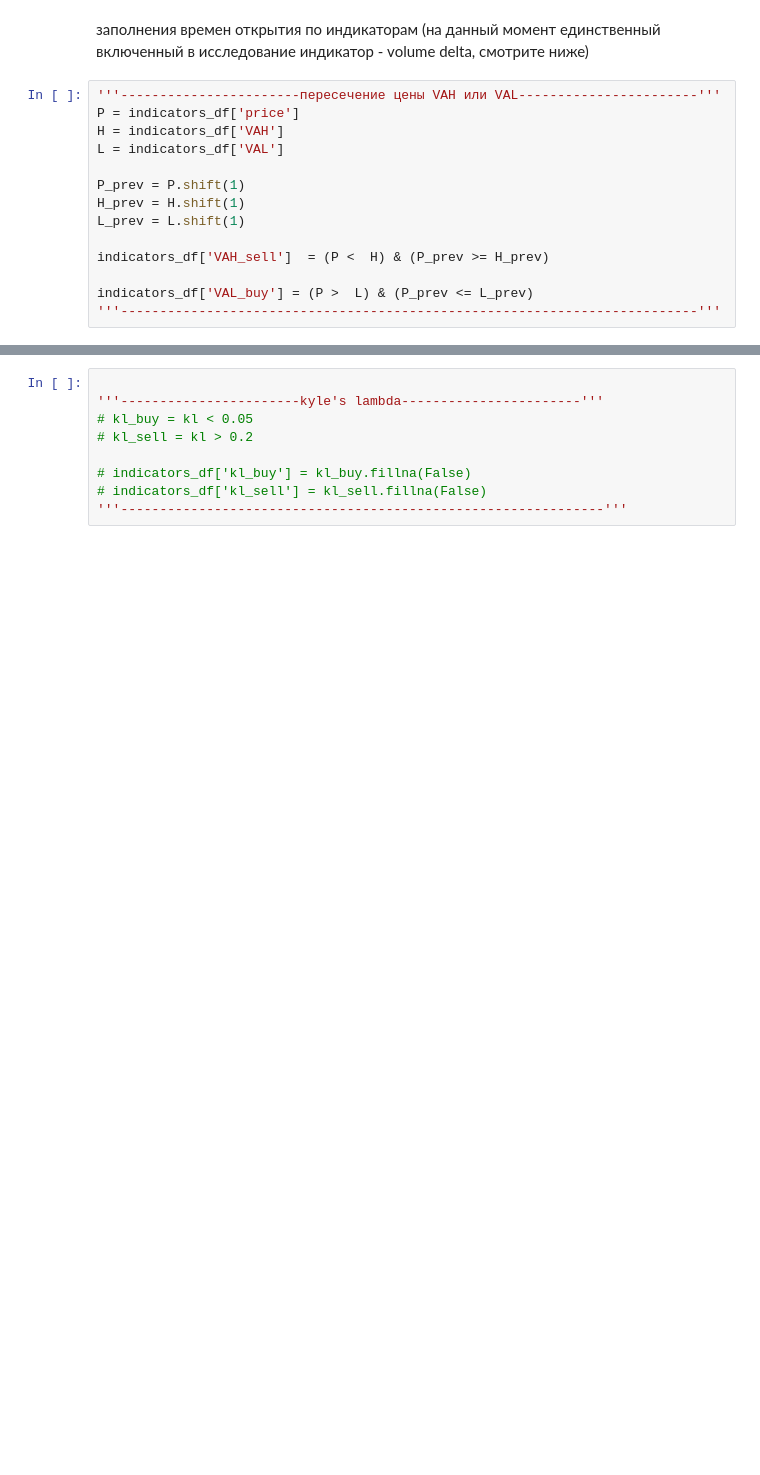
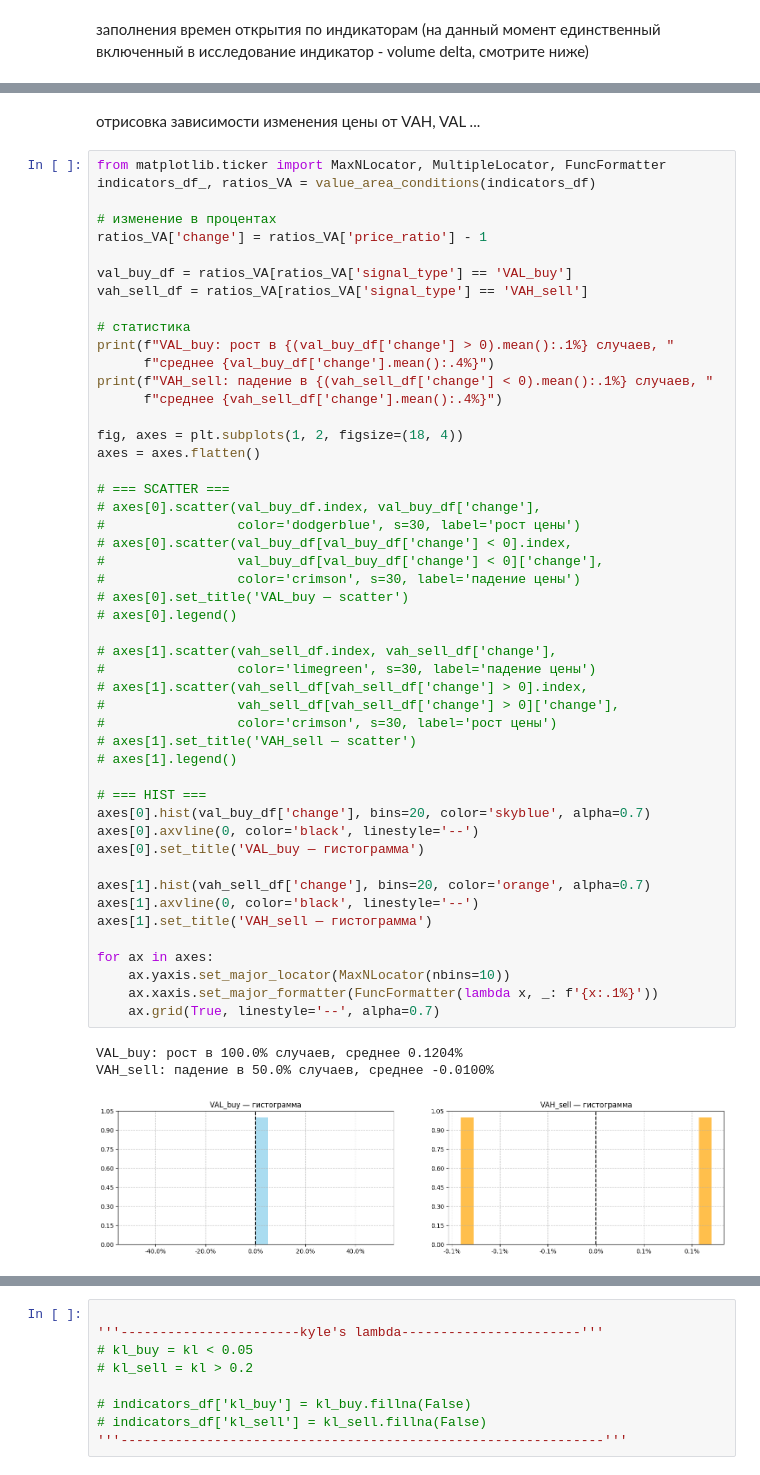
Before and after one commit to dmitriyjopov/trading-bot, a Jupyter notebook: src/visual_j.ipynb, the cells around one changed output, grey strips where cells are left out. Cells and saved outputs as stored; diff of their text form; blank space fills up the shorter version.

```diff
--- a/src/visual_j.ipynb
+++ b/src/visual_j.ipynb
@@ -91,16 +467,2 @@ KeyboardInterrupt:
 # %% [markdown]
 заполнения времен открытия по индикаторам (на данный момент единственный включенный в исследование индикатор - volume delta, смотрите ниже)
-# %%
-'''-----------------------пересечение цены VAH или VAL-----------------------'''
-P = indicators_df['price']
-H = indicators_df['VAH']
-L = indicators_df['VAL']
-
-P_prev = P.shift(1)
-H_prev = H.shift(1)
-L_prev = L.shift(1)
-
-indicators_df['VAH_sell']  = (P <  H) & (P_prev >= H_prev)
-
-indicators_df['VAL_buy'] = (P >  L) & (P_prev <= L_prev)
-'''--------------------------------------------------------------------------'''
@@ -108,0 +539,55 @@ indicators_df['VAL_buy'] = (P >  L) & (P_prev <= L_prev)
+# %% [markdown]
+ отрисовка зависимости изменения цены от VAH, VAL ...
+# %%
+from matplotlib.ticker import MaxNLocator, MultipleLocator, FuncFormatter
+indicators_df_, ratios_VA = value_area_conditions(indicators_df)
+
+# изменение в процентах
+ratios_VA['change'] = ratios_VA['price_ratio'] - 1
+
+val_buy_df = ratios_VA[ratios_VA['signal_type'] == 'VAL_buy']
+vah_sell_df = ratios_VA[ratios_VA['signal_type'] == 'VAH_sell']
+
+# статистика
+print(f"VAL_buy: рост в {(val_buy_df['change'] > 0).mean():.1%} случаев, "
+      f"среднее {val_buy_df['change'].mean():.4%}")
+print(f"VAH_sell: падение в {(vah_sell_df['change'] < 0).mean():.1%} случаев, "
+      f"среднее {vah_sell_df['change'].mean():.4%}")
+
+fig, axes = plt.subplots(1, 2, figsize=(18, 4))
+axes = axes.flatten()
+
+# === SCATTER ===
+# axes[0].scatter(val_buy_df.index, val_buy_df['change'],
+#                 color='dodgerblue', s=30, label='рост цены')
+# axes[0].scatter(val_buy_df[val_buy_df['change'] < 0].index,
+#                 val_buy_df[val_buy_df['change'] < 0]['change'],
+#                 color='crimson', s=30, label='падение цены')
+# axes[0].set_title('VAL_buy — scatter')
+# axes[0].legend()
+
+# axes[1].scatter(vah_sell_df.index, vah_sell_df['change'],
+#                 color='limegreen', s=30, label='падение цены')
+# axes[1].scatter(vah_sell_df[vah_sell_df['change'] > 0].index,
+#                 vah_sell_df[vah_sell_df['change'] > 0]['change'],
+#                 color='crimson', s=30, label='рост цены')
+# axes[1].set_title('VAH_sell — scatter')
+# axes[1].legend()
+
+# === HIST ===
+axes[0].hist(val_buy_df['change'], bins=20, color='skyblue', alpha=0.7)
+axes[0].axvline(0, color='black', linestyle='--')
+axes[0].set_title('VAL_buy — гистограмма')
+
+axes[1].hist(vah_sell_df['change'], bins=20, color='orange', alpha=0.7)
+axes[1].axvline(0, color='black', linestyle='--')
+axes[1].set_title('VAH_sell — гистограмма')
+
+for ax in axes:
+    ax.yaxis.set_major_locator(MaxNLocator(nbins=10))
+    ax.xaxis.set_major_formatter(FuncFormatter(lambda x, _: f'{x:.1%}'))
+    ax.grid(True, linestyle='--', alpha=0.7)
+# %% [output]
+VAL_buy: рост в 100.0% случаев, среднее 0.1204%
+VAH_sell: падение в 50.0% случаев, среднее -0.0100%
+[figure, added]
```
Also changed, not shown: parts of 39 cells of this notebook, 2 other files.
